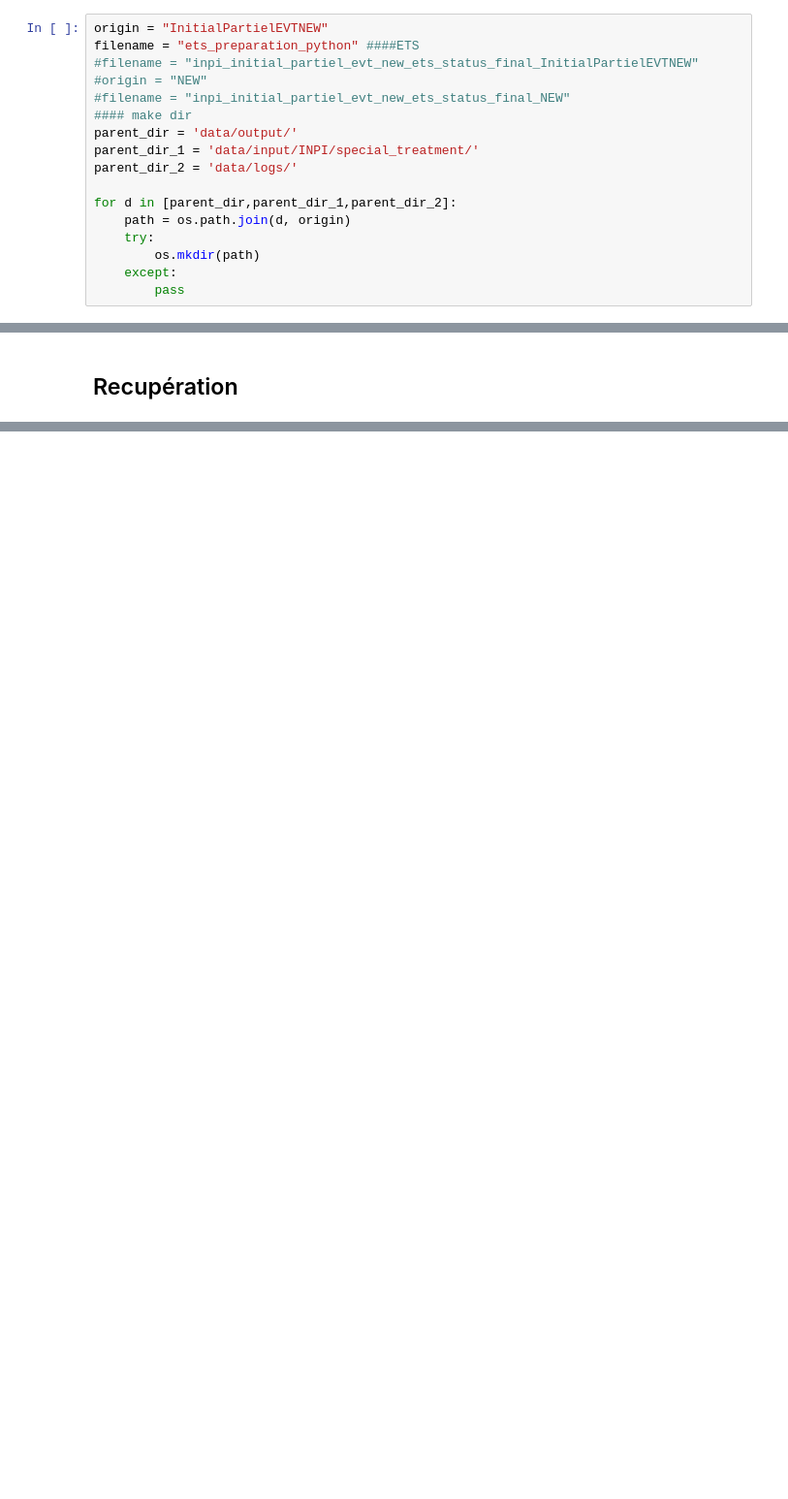
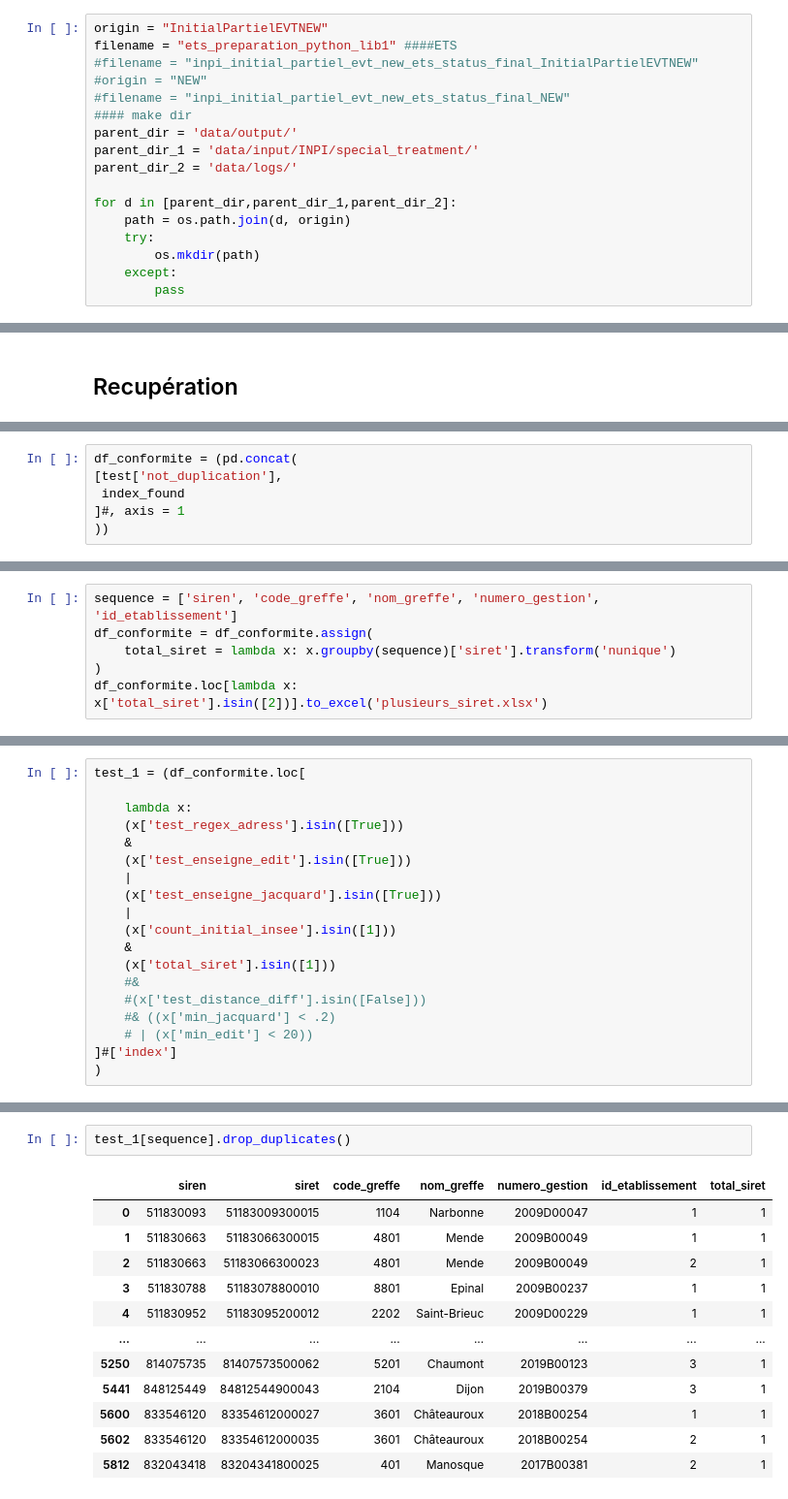
Before and after one commit to thomaspernet/InseeInpi_matching, a Jupyter notebook: Notebooks_matching/Data_preprocessed/programme_matching/02_siretisation/04_siretisation_new_ets.ipynb, the cells around one changed output, grey strips where cells are left out. Shown at 97% size. Cells and saved outputs as stored; diff of their text form; blank space fills up the shorter version.

```diff
--- a/Notebooks_matching/Data_preprocessed/programme_matching/02_siretisation/04_siretisation_new_ets.ipynb
+++ b/Notebooks_matching/Data_preprocessed/programme_matching/02_siretisation/04_siretisation_new_ets.ipynb
@@ -131,7 +186,7 @@ for f in files:
     os.remove(f)
 # %%
 origin = "InitialPartielEVTNEW"
-filename = "ets_preparation_python" ####ETS
+filename = "ets_preparation_python_lib1" ####ETS
 #filename = "inpi_initial_partiel_evt_new_ets_status_final_InitialPartielEVTNEW"
 #origin = "NEW"
 #filename = "inpi_initial_partiel_evt_new_ets_status_final_NEW"
@@ -843,0 +926,6 @@ index_found.loc[lambda x:
+# %%
+df_conformite = (pd.concat(
+[test['not_duplication'],
+ index_found
+]#, axis = 1
+))
@@ -843,0 +936,6 @@ index_found.loc[lambda x:
+# %%
+sequence = ['siren', 'code_greffe', 'nom_greffe', 'numero_gestion', 'id_etablissement']
+df_conformite = df_conformite.assign(
+    total_siret = lambda x: x.groupby(sequence)['siret'].transform('nunique')
+)
+df_conformite.loc[lambda x: x['total_siret'].isin([2])].to_excel('plusieurs_siret.xlsx')
@@ -843,0 +978,19 @@ index_found.loc[lambda x:
+# %%
+test_1 = (df_conformite.loc[
+
+    lambda x:
+    (x['test_regex_adress'].isin([True]))
+    &
+    (x['test_enseigne_edit'].isin([True]))
+    |
+    (x['test_enseigne_jacquard'].isin([True]))
+    |
+    (x['count_initial_insee'].isin([1]))
+    &
+    (x['total_siret'].isin([1]))
+    #&
+    #(x['test_distance_diff'].isin([False]))
+    #& ((x['min_jacquard'] < .2)
+    # | (x['min_edit'] < 20))
+]#['index']
+)
@@ -843,0 +1007,15 @@ index_found.loc[lambda x:
+# %%
+test_1[sequence].drop_duplicates()
+# %% [output]
+|  | siren | siret | code_greffe | nom_greffe | numero_gestion | id_etablissement | total_siret |
+| 0 | 511830093 | 51183009300015 | 1104 | Narbonne | 2009D00047 | 1 | 1 |
+| 1 | 511830663 | 51183066300015 | 4801 | Mende | 2009B00049 | 1 | 1 |
+| 2 | 511830663 | 51183066300023 | 4801 | Mende | 2009B00049 | 2 | 1 |
+| 3 | 511830788 | 51183078800010 | 8801 | Epinal | 2009B00237 | 1 | 1 |
+| 4 | 511830952 | 51183095200012 | 2202 | Saint-Brieuc | 2009D00229 | 1 | 1 |
+| ... | ... | ... | ... | ... | ... | ... | ... |
+| 5250 | 814075735 | 81407573500062 | 5201 | Chaumont | 2019B00123 | 3 | 1 |
+| 5441 | 848125449 | 84812544900043 | 2104 | Dijon | 2019B00379 | 3 | 1 |
+| 5600 | 833546120 | 83354612000027 | 3601 | Châteauroux | 2018B00254 | 1 | 1 |
+| 5602 | 833546120 | 83354612000035 | 3601 | Châteauroux | 2018B00254 | 2 | 1 |
+| 5812 | 832043418 | 83204341800025 | 401 | Manosque | 2017B00381 | 2 | 1 |
```
Also changed, not shown: parts of 80 cells of this notebook, 1 other file.
